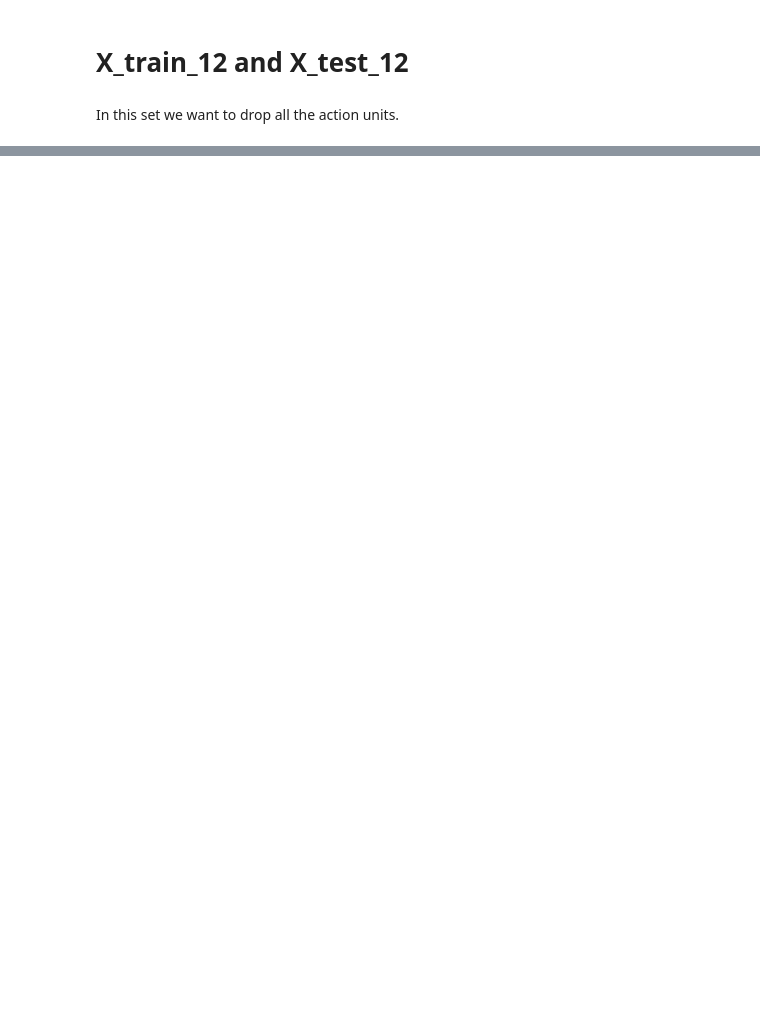
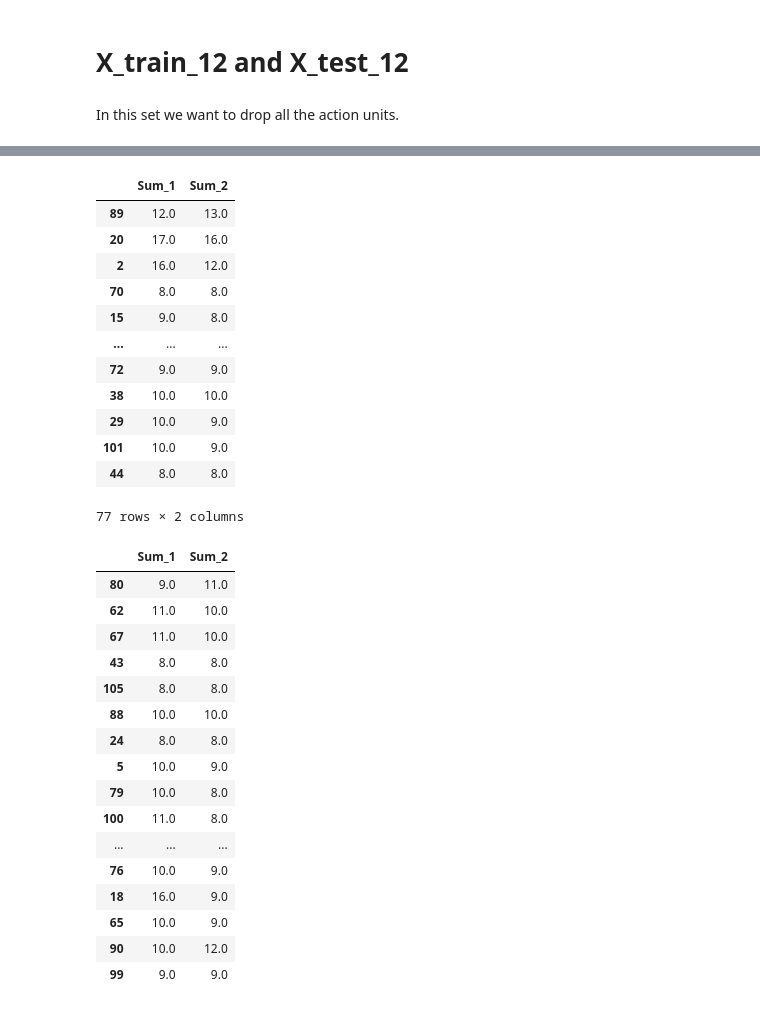
Before and after one commit to DionneSpaltman/predicting_VVR, a Jupyter notebook: models/preparing_data.ipynb, the cells around one changed output, grey strips where cells are left out. Saved outputs shown, nothing was run; the diff lists cells and outputs as text; code cells hidden in the pictures; blank space fills up the shorter version.

```diff
--- a/models/preparing_data.ipynb
+++ b/models/preparing_data.ipynb
@@ -123,7 +123,7 @@ OLD: Unfortunately, the test set is very small with only 7 people in the high VV
 # %% [markdown]
 NEW: The test set is very small with only 11 people in the high VVR condition.
 # %%
-columns_to_drop = [ 'ID', 'Sum_12', 'Sum_4567', 'Sum_456', 'VVR_group', 'Condition', 'Date', 'Gender']
+columns_to_drop = [ 'ID', 'VVR_group']
 
 X_test = test.drop(columns_to_drop, axis=1)
 y_test = test['VVR_group']
@@ -282,3 +277,37 @@ print(X_test_12.shape)
+# %%
+display(X_train_12)
+display(X_test_12)
+# %% [output]
+|  | Sum_1 | Sum_2 |
+| 89 | 12.0 | 13.0 |
+| 20 | 17.0 | 16.0 |
+| 2 | 16.0 | 12.0 |
+| 70 | 8.0 | 8.0 |
+| 15 | 9.0 | 8.0 |
+| ... | ... | ... |
+| 72 | 9.0 | 9.0 |
+| 38 | 10.0 | 10.0 |
+| 29 | 10.0 | 9.0 |
+| 101 | 10.0 | 9.0 |
+| 44 | 8.0 | 8.0 |
+77 rows × 2 columns
+|  | Sum_1 | Sum_2 |
+| 80 | 9.0 | 11.0 |
+| 62 | 11.0 | 10.0 |
+| 67 | 11.0 | 10.0 |
+| 43 | 8.0 | 8.0 |
+| 105 | 8.0 | 8.0 |
+| 88 | 10.0 | 10.0 |
+| 24 | 8.0 | 8.0 |
+| 5 | 10.0 | 9.0 |
+| 79 | 10.0 | 8.0 |
+| 100 | 11.0 | 8.0 |
+| ... | ... | ... |
+| 76 | 10.0 | 9.0 |
+| 18 | 16.0 | 9.0 |
+| 65 | 10.0 | 9.0 |
+| 90 | 10.0 | 12.0 |
+| 99 | 9.0 | 9.0 |
 # %%
 X_train_12.to_csv('/Users/dionnespaltman/Desktop/V6/data_04-06-2024/X_train_12.csv')
 X_test_12.to_csv('/Users/dionnespaltman/Desktop/V6/data_04-06-2024/X_test_12.csv')
```
Also changed, not shown: parts of 10 cells of this notebook, 1 other file.
